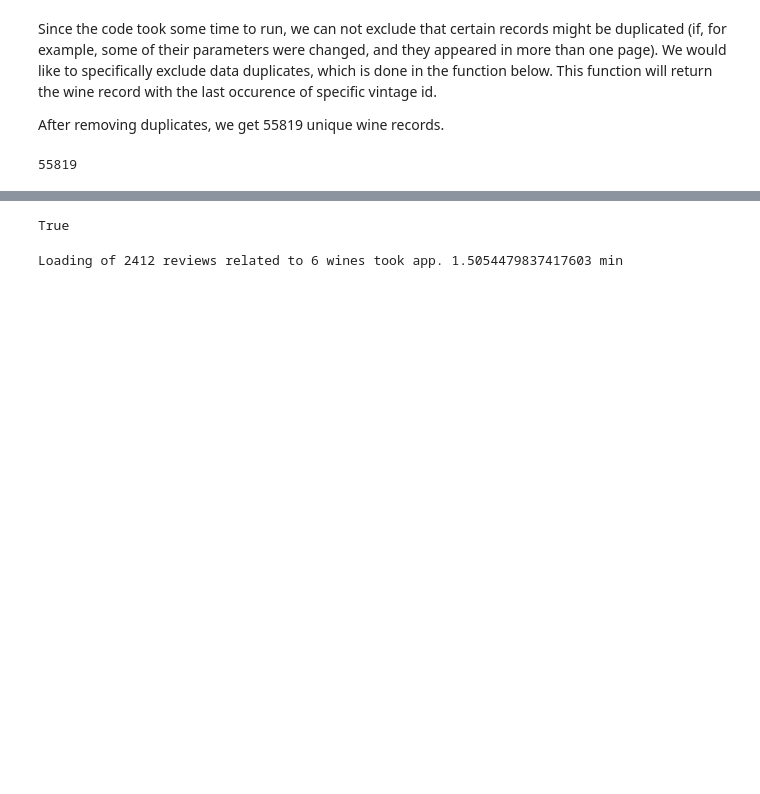
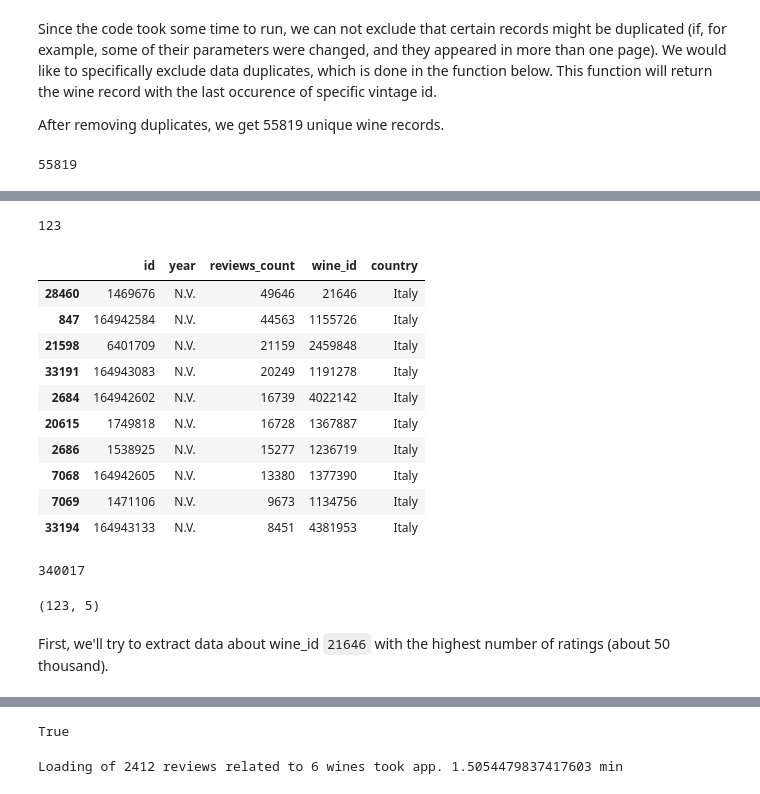
Before and after one commit to sveta-egorova/wine, a Jupyter notebook: vivino_crawler.ipynb, the cells around one changed output, grey strips where cells are left out. Saved outputs shown, nothing was run; the diff lists cells and outputs as text; code cells hidden in the pictures; blank space fills up the shorter version.

```diff
--- a/vivino_crawler.ipynb
+++ b/vivino_crawler.ipynb
@@ -924,0 +993,3 @@ Database includes 29811 unique wines
+# %%
+full_df = pd.DataFrame(recovered_data_distinct)
+full_df_normalized = pd.json_normalize(full_df['vintage'])
@@ -924,0 +1095,27 @@ Database includes 29811 unique wines
+# %%
+prepared_filter_df = filter_df[(filter_df['country'] == 'Italy') & (filter_df['year'] == 'N.V.')].sort_values('reviews_count', ascending=False)
+print(prepared_filter_df['wine_id'].nunique())
+prepared_filter_df.head(10)
+# %% [output]
+123
+|  | id | year | reviews_count | wine_id | country |
+| 28460 | 1469676 | N.V. | 49646 | 21646 | Italy |
+| 847 | 164942584 | N.V. | 44563 | 1155726 | Italy |
+| 21598 | 6401709 | N.V. | 21159 | 2459848 | Italy |
+| 33191 | 164943083 | N.V. | 20249 | 1191278 | Italy |
+| 2684 | 164942602 | N.V. | 16739 | 4022142 | Italy |
+| 20615 | 1749818 | N.V. | 16728 | 1367887 | Italy |
+| 2686 | 1538925 | N.V. | 15277 | 1236719 | Italy |
+| 7068 | 164942605 | N.V. | 13380 | 1377390 | Italy |
+| 7069 | 1471106 | N.V. | 9673 | 1134756 | Italy |
+| 33194 | 164943133 | N.V. | 8451 | 4381953 | Italy |
+# %%
+prepared_filter_df['reviews_count'].sum()
+# %% [output]
+340017
+# %%
+prepared_filter_df.shape
+# %% [output]
+(123, 5)
+# %% [markdown]
+First, we'll try to extract data about wine_id `21646` with the highest number of ratings (about 50 thousand).
```
Also changed, not shown: parts of 71 cells of this notebook, 1 other file.
